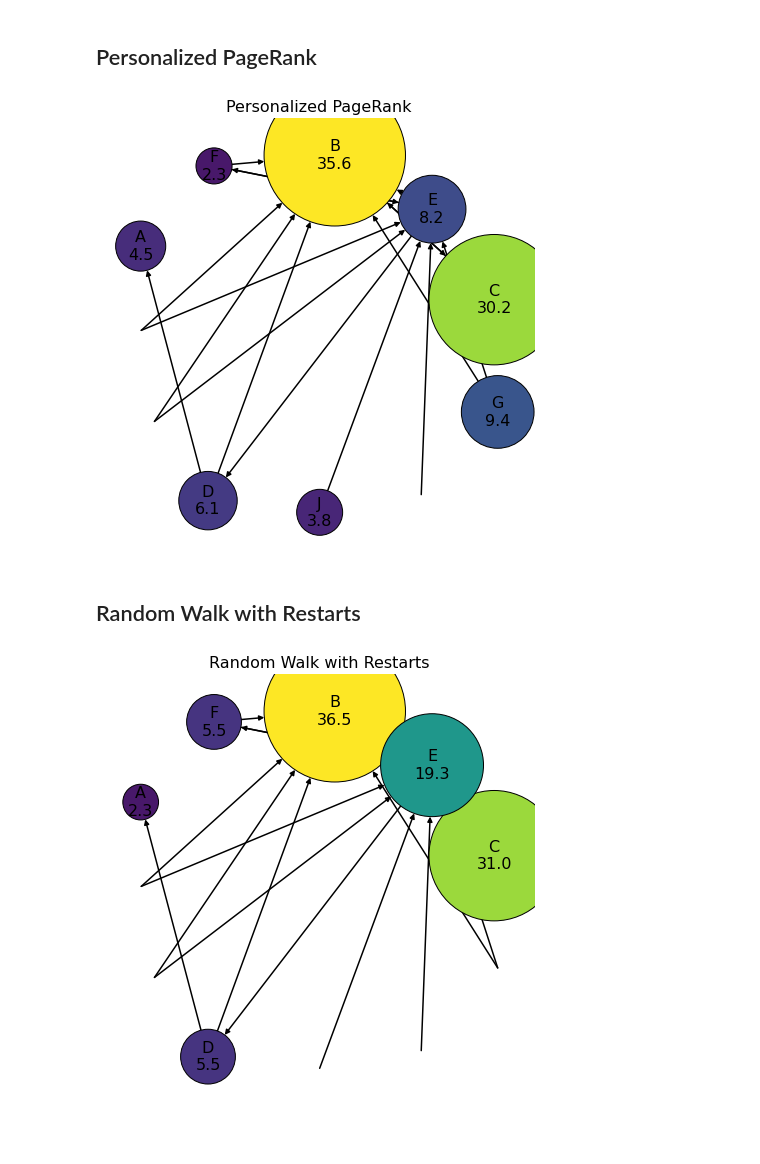
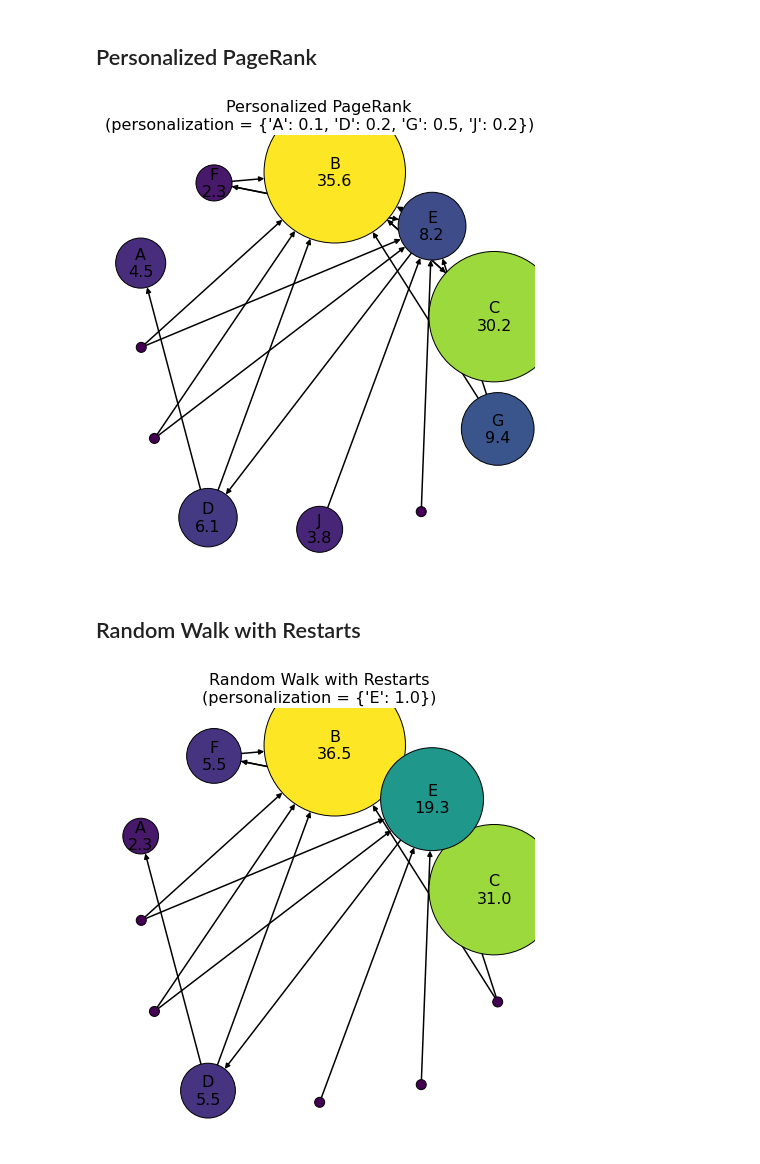
Before and after one commit to mnslarcher/cs224w-slides-to-code, a Jupyter notebook: notebooks/04-link-analysis-pagerank.ipynb, the cells around one changed output. Cells and saved outputs as stored; diff of their text form; code cells hidden in the pictures.

Commit message:
Improve titles, add 2° imp. of get_stochastic_adjacency_matrix

```diff
--- a/notebooks/04-link-analysis-pagerank.ipynb
+++ b/notebooks/04-link-analysis-pagerank.ipynb
@@ -84,7 +92,7 @@ def pagerank_example(
     G = nx.DiGraph(edge_list)
     ranks = nx.pagerank(G, personalization=personalization)
     max_rank = max(ranks.values())
-    node_sizes = [node_size_factor * rank / max_rank for node, rank in ranks.items()]
+    node_sizes = [max(100.0, node_size_factor * rank / max_rank) for node, rank in ranks.items()]
     cmap = plt.get_cmap(cmap_name)
     node_colors = [cmap(rank / max_rank) for node, rank in ranks.items()]
     node_lables = {
@@ -117,12 +125,12 @@ plt.show()
 # %%
 personalization = {"A": 0.1, "D": 0.2, "G": 0.5, "J": 0.2}
 
 plt.figure(figsize=(6, 6))
 pagerank_example(personalization=personalization)
-plt.title("Personalized PageRank", fontsize=16)
+plt.title(f"Personalized PageRank\n(personalization = {personalization})", fontsize=16)
 plt.show()
 # %% [output]
-[figure, old version]
+[figure, new version]
 # %% [markdown]
 ## Random Walk with Restarts
 # %%
@@ -130,7 +138,7 @@ personalization = {"E": 1.0}
 
 plt.figure(figsize=(6, 6))
 pagerank_example(personalization=personalization)
-plt.title("Random Walk with Restarts", fontsize=16)
+plt.title(f"Random Walk with Restarts\n(personalization = {personalization})", fontsize=16)
 plt.show()
 # %% [output]
-[figure, old version]
+[figure, new version]
```
Also changed, not shown: parts of 1 cell of this notebook.
